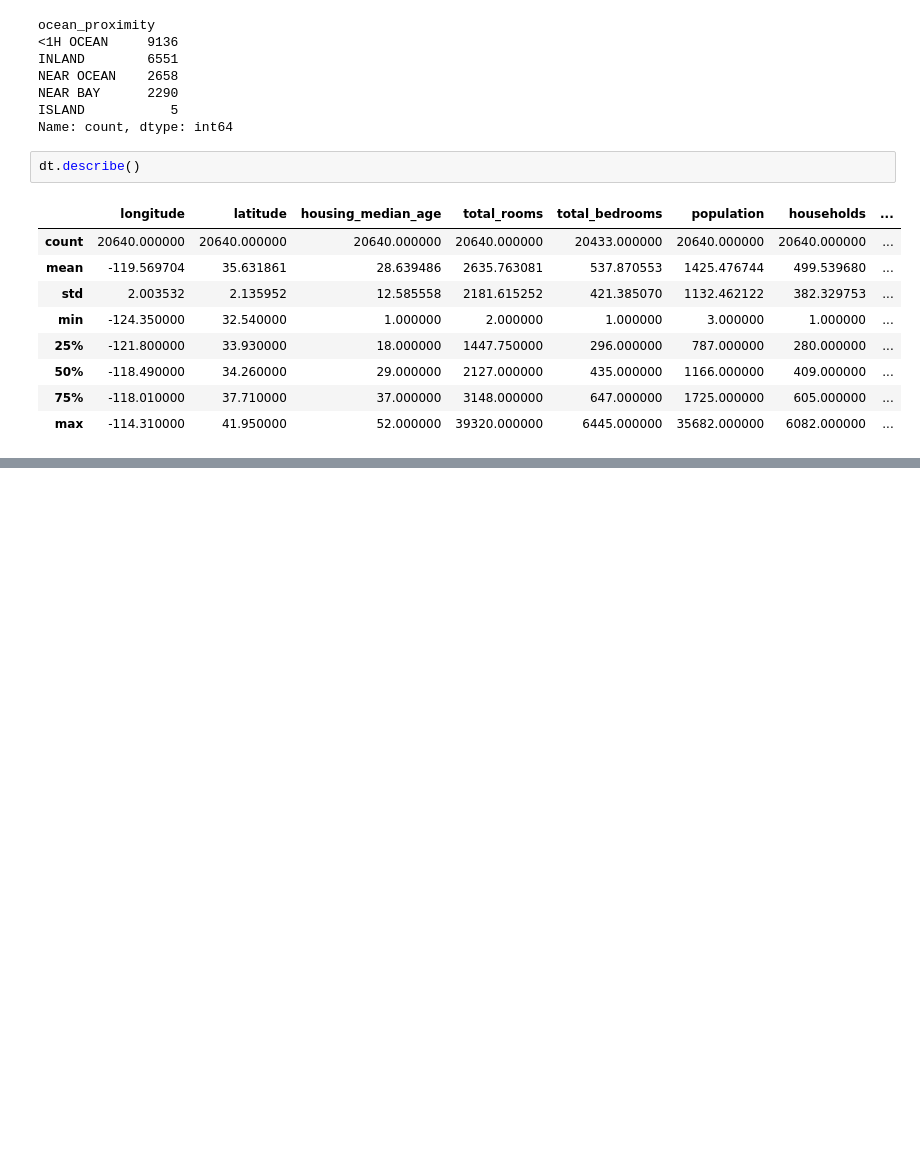
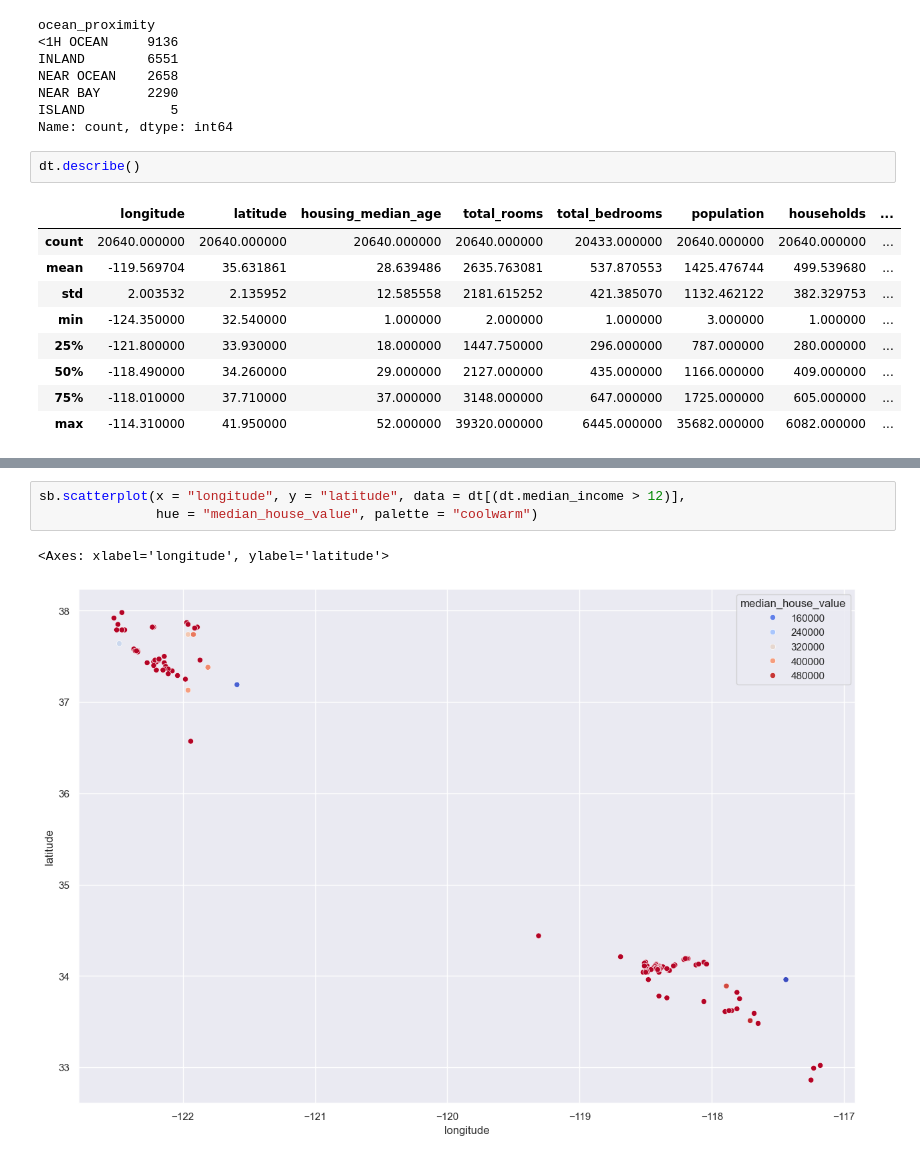
Before and after one commit to juarturito18/Practica-AI-enginner, a Jupyter notebook: Modelo house prices/Modelo house prices.ipynb, the cells around one changed output, grey strips where cells are left out. Drawn from its saved outputs; the diff is of its cells as text; blank space fills up the shorter version.

```diff
--- a/Modelo house prices/Modelo house prices.ipynb
+++ b/Modelo house prices/Modelo house prices.ipynb
@@ -53,0 +83,6 @@ dt.describe()
+# %%
+sb.scatterplot(x = "longitude", y = "latitude", data = dt[(dt.median_income > 12)],
+               hue = "median_house_value", palette = "coolwarm")
+# %% [output]
+<Axes: xlabel='longitude', ylabel='latitude'>
+[figure, added]
```
Also changed, not shown: parts of 26 cells of this notebook.
